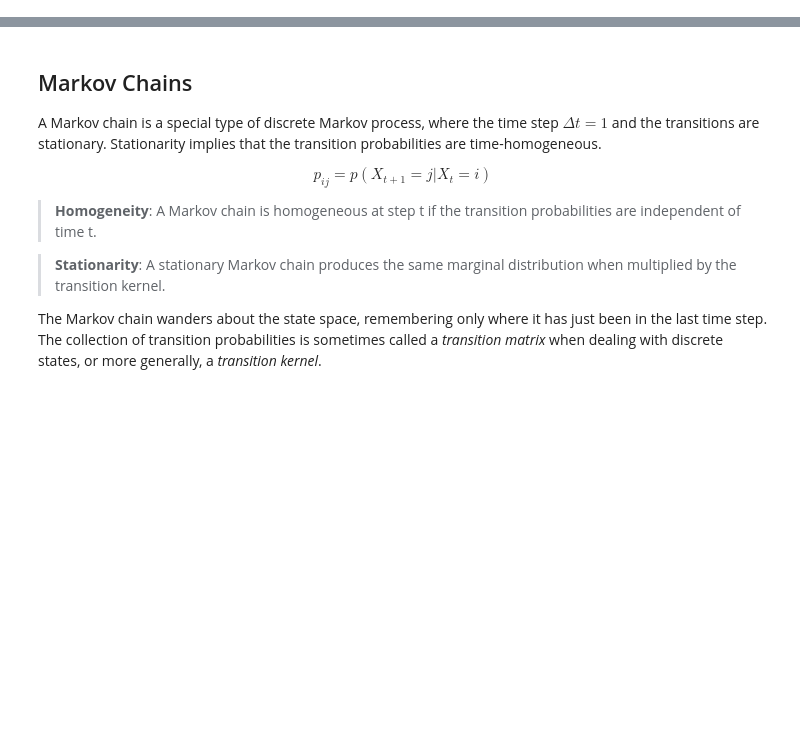
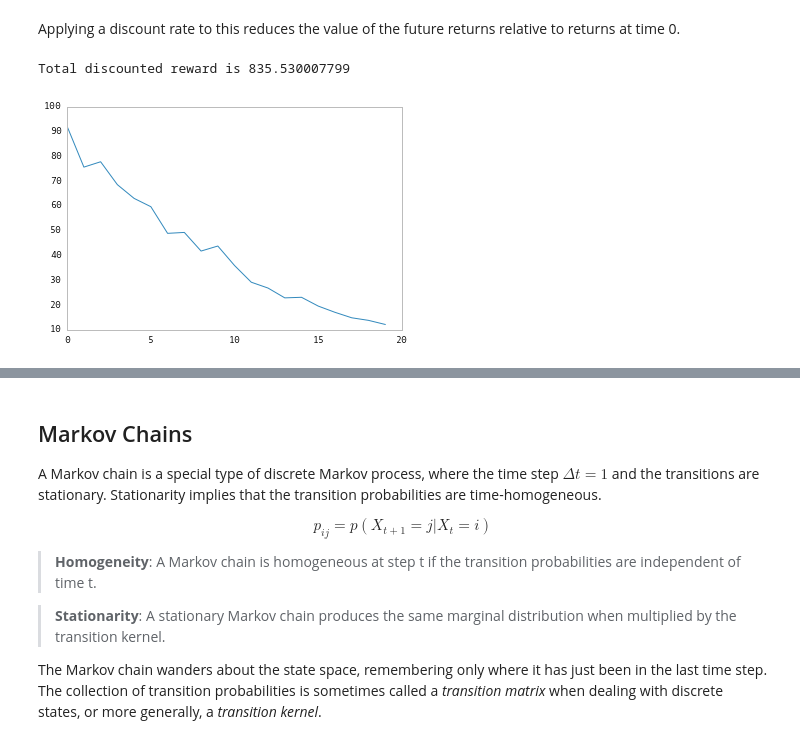
Before and after one commit to fonnesbeck/NCTC_course, a Jupyter notebook: Markov Decision Processes and Dynamic Optimization.ipynb, the cells around one changed output, grey strips where cells are left out. Saved outputs shown, nothing was run; the diff lists cells and outputs as text; code cells hidden in the pictures; blank space fills up the shorter version.

```diff
--- a/Markov Decision Processes and Dynamic Optimization.ipynb
+++ b/Markov Decision Processes and Dynamic Optimization.ipynb
@@ -79,0 +77,11 @@ It is useful to think of the Markovian property as “mild non-independence”.
+# %% [markdown]
+Applying a discount rate to this reduces the value of the future returns relative to returns at time 0.
+# %%
+gamma = 0.9
+
+discounted_reward = [r*gamma**i for i,r in enumerate(reward)]
+pl.plot(discounted_reward)
+print("Total discounted reward is", sum(discounted_reward))
+# %% [output]
+Total discounted reward is 835.530007799
+[figure, added]
```
Also changed, not shown: parts of 11 cells of this notebook, 1 other file.
